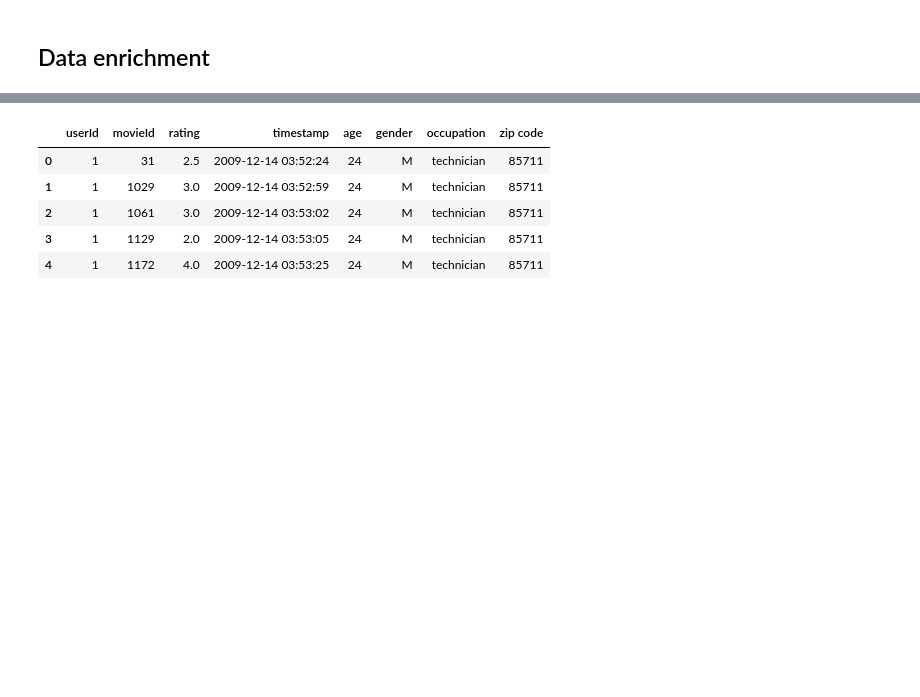
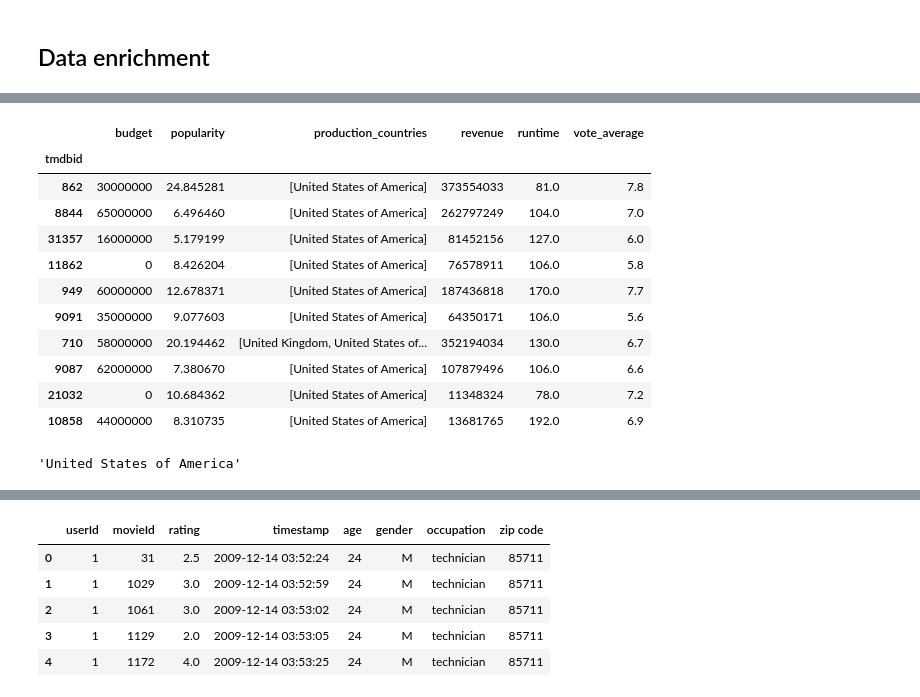
Before and after one commit to Alfonsogar/master_ds_project, a Jupyter notebook: Movielens.ipynb, the cells around one changed output, grey strips where cells are left out. Cells and saved outputs as stored; diff of their text form; code cells hidden in the pictures; blank space fills up the shorter version.

Commit message:
Added clean link file. Coded enriched tmdb films json importation

```diff
--- a/Movielens.ipynb
+++ b/Movielens.ipynb
@@ -666,0 +652,40 @@ movies.head(1)
+# %%
+tmdb.columns = ['budget', 'tmdbid', 'movieid', 'popularity', 'production_countries',
+       'revenue', 'runtime', 'vote_average']
+# %%
+tmdb['tmdbid'] = tmdb['tmdbid'].astype('str')
+# %%
+tmdb.drop(columns=['movieid'], inplace=True)
+tmdb.set_index('tmdbid', inplace=True)
+tmdb.drop(tmdb[tmdb['revenue']== 0].index, inplace=True)
+tmdb.drop(tmdb[pd.isnull(tmdb['runtime'])].index, inplace=True)
+# %%
+# Convert production_countries column
+
+def clean_countries(lista):
+    aux_list=[]
+    for diccionario in lista:
+        aux_list.append(diccionario['name'])
+    return aux_list
+
+Serie = pd.Series(tmdb['production_countries'].apply(clean_countries))
+tmdb['production_countries'] = Serie
+# %%
+tmdb.head(10)
+# %% [output]
+|  | budget | popularity | production_countries | revenue | runtime | vote_average |
+| tmdbid |  |  |  |  |  |  |
+| 862 | 30000000 | 24.845281 | [United States of America] | 373554033 | 81.0 | 7.8 |
+| 8844 | 65000000 | 6.496460 | [United States of America] | 262797249 | 104.0 | 7.0 |
+| 31357 | 16000000 | 5.179199 | [United States of America] | 81452156 | 127.0 | 6.0 |
+| 11862 | 0 | 8.426204 | [United States of America] | 76578911 | 106.0 | 5.8 |
+| 949 | 60000000 | 12.678371 | [United States of America] | 187436818 | 170.0 | 7.7 |
+| 9091 | 35000000 | 9.077603 | [United States of America] | 64350171 | 106.0 | 5.6 |
+| 710 | 58000000 | 20.194462 | [United Kingdom, United States of... | 352194034 | 130.0 | 6.7 |
+| 9087 | 62000000 | 7.380670 | [United States of America] | 107879496 | 106.0 | 6.6 |
+| 21032 | 0 | 10.684362 | [United States of America] | 11348324 | 78.0 | 7.2 |
+| 10858 | 44000000 | 8.310735 | [United States of America] | 13681765 | 192.0 | 6.9 |
+# %%
+tmdb['production_countries'][6][1]
+# %% [output]
+'United States of America'
```
Also changed, not shown: parts of 11 cells of this notebook, 1 other file.
